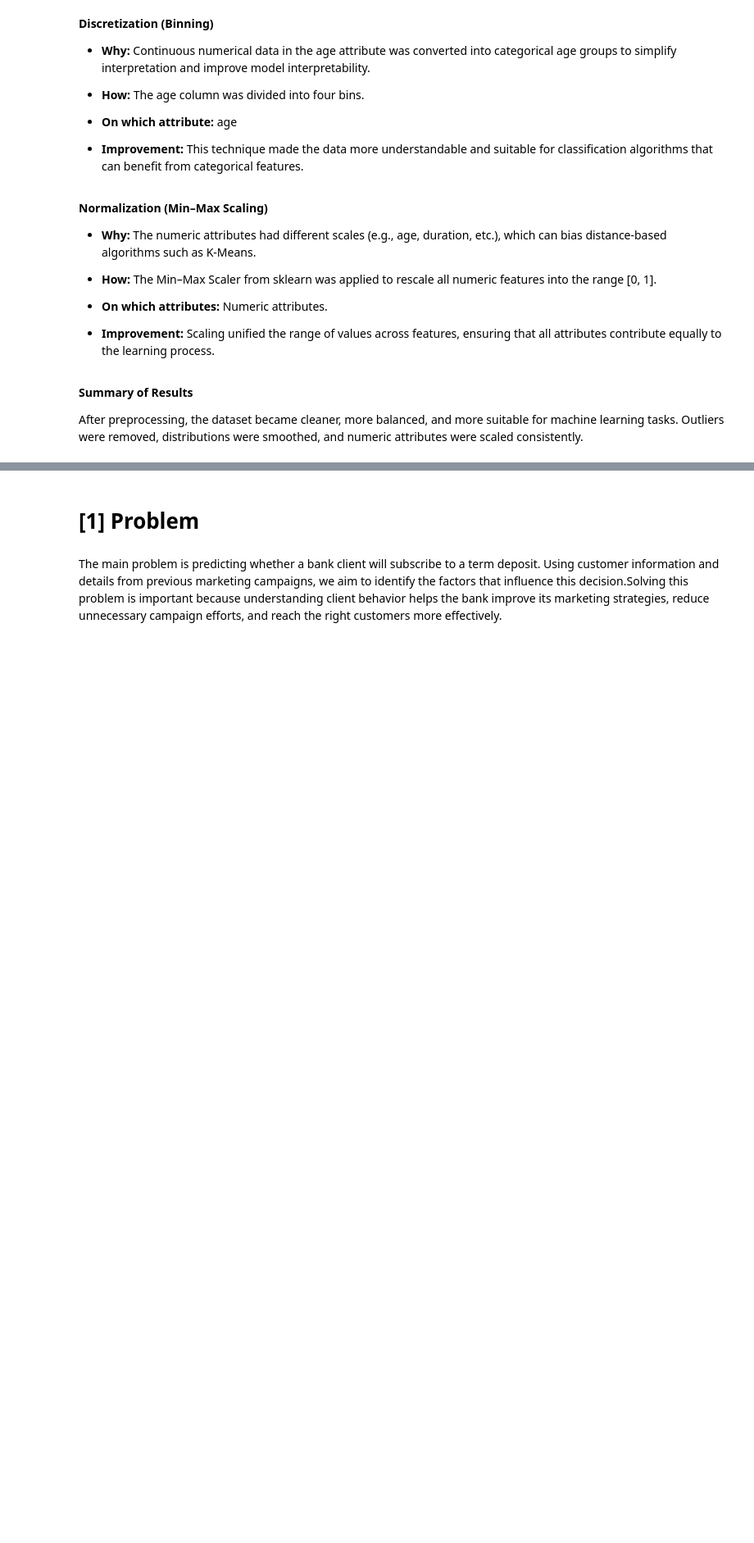
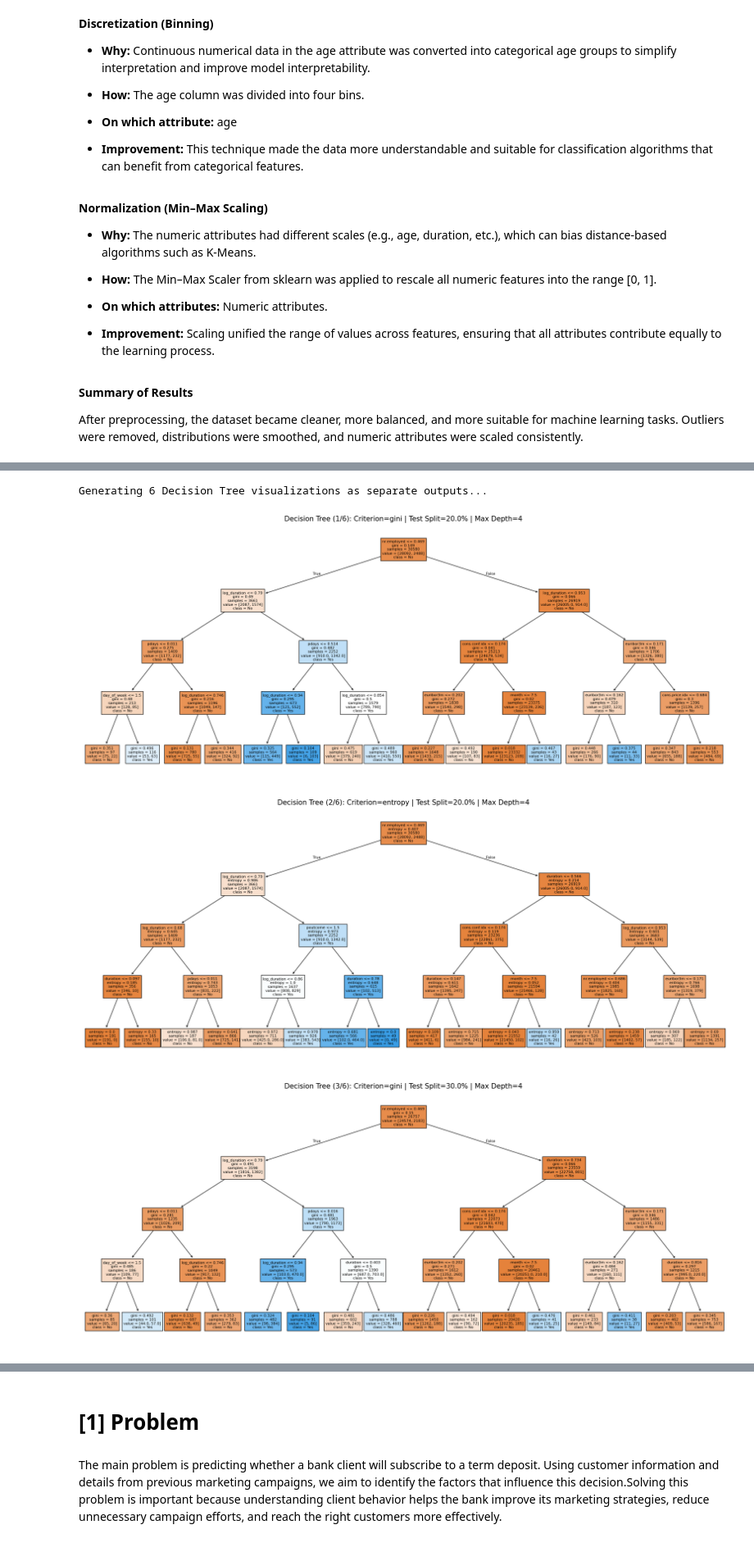
Before and after one commit to Renad110/IT326, a Jupyter notebook: Reports/Phase3.ipynb, the cells around one changed output, grey strips where cells are left out. Shown at 82% size. Saved outputs shown, nothing was run; the diff lists cells and outputs as text; code cells hidden in the pictures; blank space fills up the shorter version.

```diff
--- a/Reports/Phase3.ipynb
+++ b/Reports/Phase3.ipynb
@@ -338,0 +414,32 @@ df.to_csv('Preprocessed_dataset.csv', index=False)
+# %%
+feature_names = X.columns.tolist()
+class_names = ['No', 'Yes']
+
+print("Generating 6 Decision Tree visualizations as separate outputs...")
+
+for i, result in enumerate(results_list):
+    model = result['Model']
+    test_size = result['Test Size']
+    criterion = result['Criterion']
+
+    fig, ax = plt.subplots(figsize=(25, 10))
+
+    plot_tree(model,
+              feature_names=feature_names,
+              class_names=class_names,
+              filled=True,
+              fontsize=8,
+              ax=ax)
+
+    title = f"Decision Tree ({i+1}/6): Criterion={criterion} | Test Split={test_size} | Max Depth={model.max_depth}"
+    ax.set_title(title, fontsize=15)
+
+
+    plt.show()
+
+    plt.close(fig)
+# %% [output]
+Generating 6 Decision Tree visualizations as separate outputs...
+[figure, added]
+[figure, added]
+[figure, added]
```
Also changed, not shown: parts of 6 cells of this notebook.
